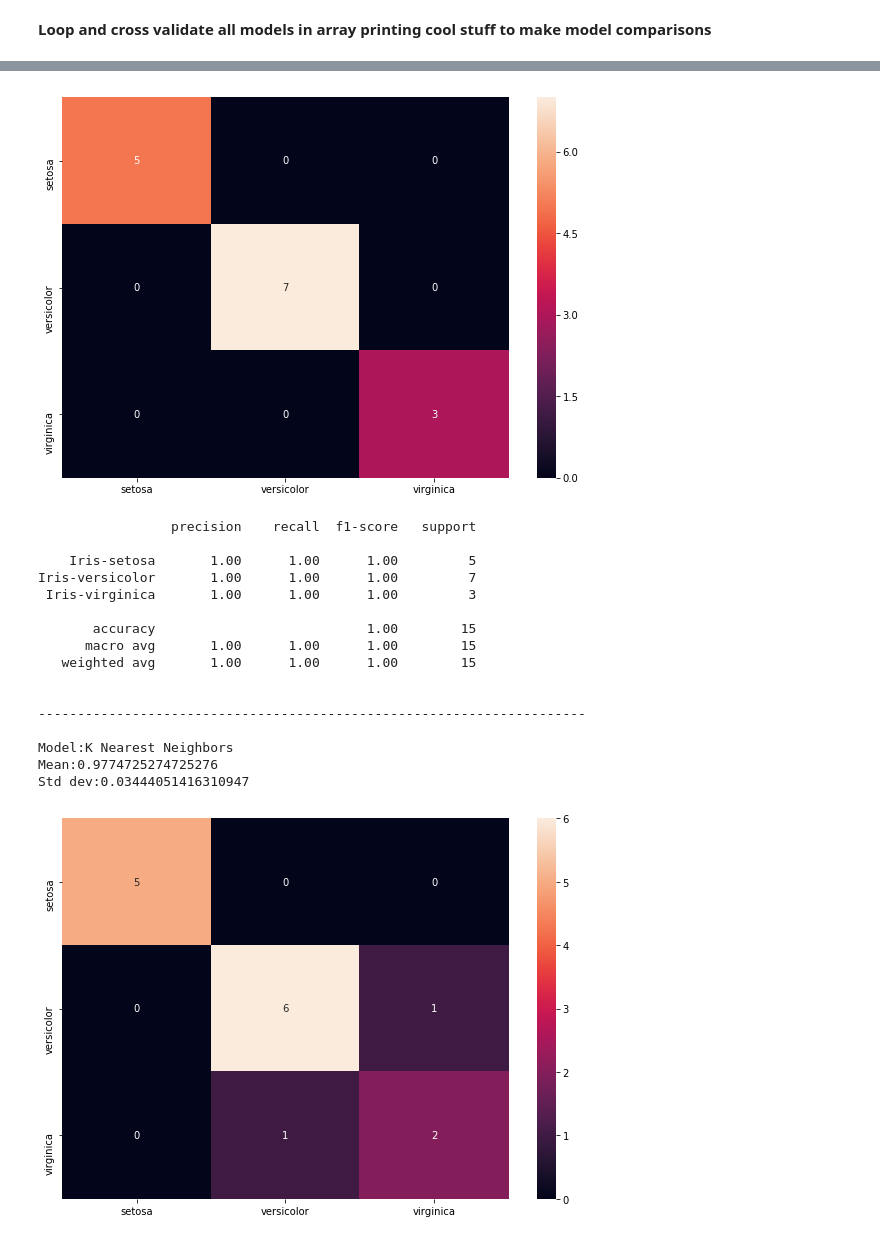
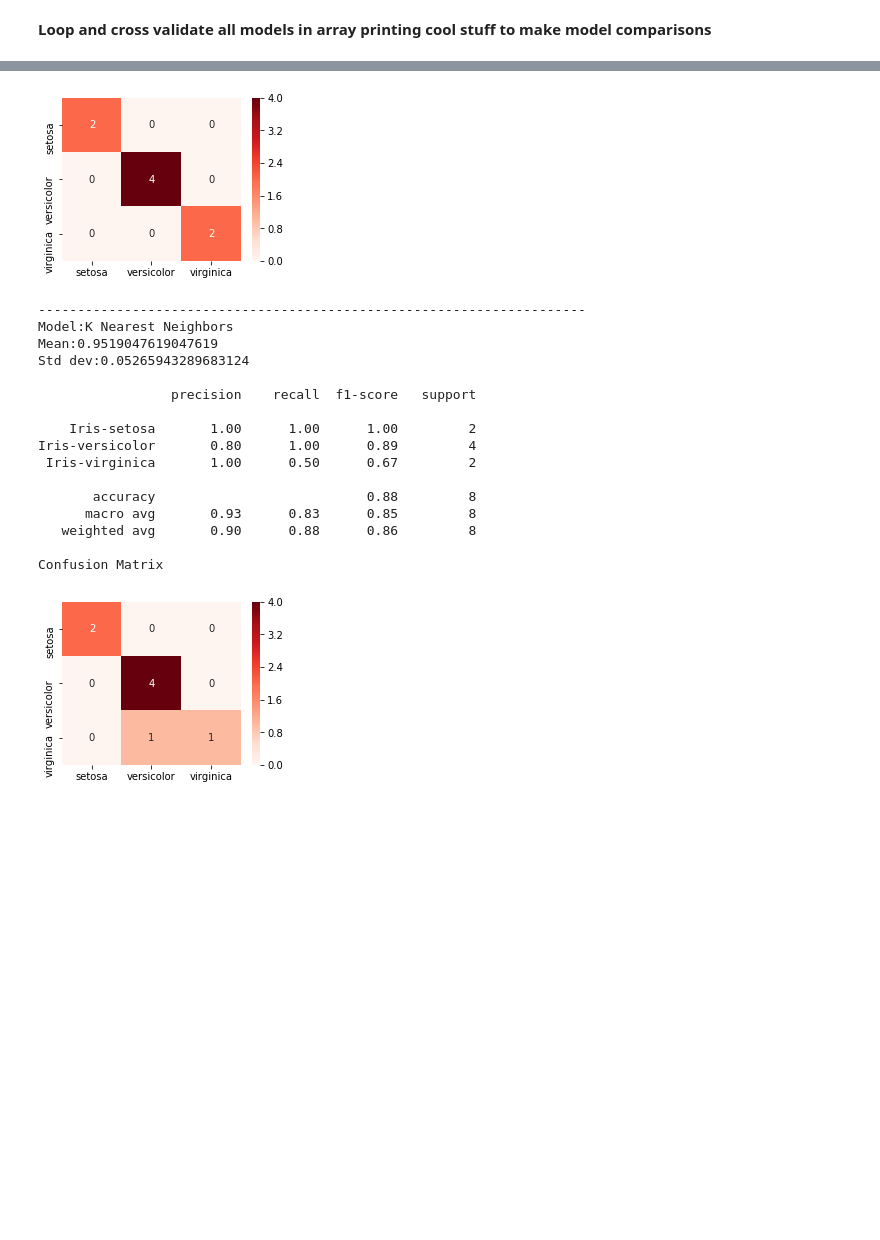
Before and after one commit to MassimilianoCavinato/MachineLearning, a Jupyter notebook: 000_iris.ipynb, the cells around one changed output, grey strips where cells are left out. Drawn from its saved outputs; the diff is of its cells as text; code cells hidden in the pictures; blank space fills up the shorter version.

```diff
--- a/000_iris.ipynb
+++ b/000_iris.ipynb
@@ -93,7 +79,7 @@ plt.show()
 # %% [markdown]
 **Hyper parameters**
 # %%
-test_size = 0.1
+test_size = 0.05
 seed = 7
 scoring = 'accuracy'
 # %% [markdown]
@@ -119,27 +105,31 @@ models.append(('SVM', SVC(gamma='auto')))
 # %% [markdown]
 **Loop and cross validate all models in array printing cool stuff to make model comparisons**
 # %%
-def printConfusionMatrix(confusionMatrix, classes):
-  df_cm = pd.DataFrame(confusionMatrix, index = [cl for cl in classes], columns = [cl for cl in classes])
-  plt.figure(figsize = (10,7))
-  sn.heatmap(df_cm, annot=True)
+classes = ["setosa", "versicolor", "virginica"]
+# small method to print the model relevant results nicely
+def print_model_report(classes, name, mean, std, conf_matrix, class_report):
+  print('\033[1m\033[36m' + "Model:{}".format(name)+'\033[0m') #bold and blue
+  print("Mean:{}".format(mean))
+  print("Std dev:{}".format(std))
+  print()
+  print(class_report)
+  print("Confusion Matrix")
+  df_cm = pd.DataFrame(conf_matrix, index = [cl for cl in classes], columns = [cl for cl in classes])
+  plt.figure(figsize = (4,3))
+  sn.heatmap(df_cm, annot=True,  cmap="Reds")
   plt.show()
+  print("----------------------------------------------------------------------")
 
 for name, model in models:
   kfold = model_selection.KFold(n_splits=10, random_state=seed)
   cv_results = model_selection.cross_val_score(model, X_train, Y_train, cv=kfold, scoring=scoring)
   model.fit(X_train, Y_train)
   predictions = model.predict(X_validation)
+  mean = cv_results.mean()
+  std = cv_results.std()
+  conf_matrix = confusion_matrix(Y_validation, predictions)
+  class_report = classification_report(Y_validation, predictions)
 
-  print("Model:{}".format(name))
-  print("Mean:{}".format(cv_results.mean()))
-  print("Std dev:{}".format(cv_results.std()))
-
-  printConfusionMatrix(confusion_matrix(Y_validation, predictions), ["setosa", "versicolor", "virginica"])
-  print()
-  print(classification_report(Y_validation, predictions))
-  print()
-  print("----------------------------------------------------------------------")
-  print()
+  print_model_report(classes, name, mean, std, conf_matrix, class_report)
 # %% [output]
 Model:Linear Regression
@@ -165,18 +167,18 @@ Std dev:0.03444051416310947
-[figure, old version]
+[figure, new version]
+----------------------------------------------------------------------
+Model:K Nearest Neighbors
+Mean:0.9519047619047619
+Std dev:0.05265943289683124
+
                  precision    recall  f1-score   support
 
-    Iris-setosa       1.00      1.00      1.00         5
-Iris-versicolor       1.00      1.00      1.00         7
- Iris-virginica       1.00      1.00      1.00         3
+    Iris-setosa       1.00      1.00      1.00         2
+Iris-versicolor       0.80      1.00      0.89         4
+ Iris-virginica       1.00      0.50      0.67         2
 
-       accuracy                           1.00        15
-      macro avg       1.00      1.00      1.00        15
-   weighted avg       1.00      1.00      1.00        15
+       accuracy                           0.88         8
+      macro avg       0.93      0.83      0.85         8
+   weighted avg       0.90      0.88      0.86         8
 
-
-----------------------------------------------------------------------
-
-Model:K Nearest Neighbors
-Mean:0.9774725274725276
-Std dev:0.03444051416310947
+Confusion Matrix
-[figure, old version]
+[figure, new version]
```
Also changed, not shown: parts of 7 cells of this notebook.
